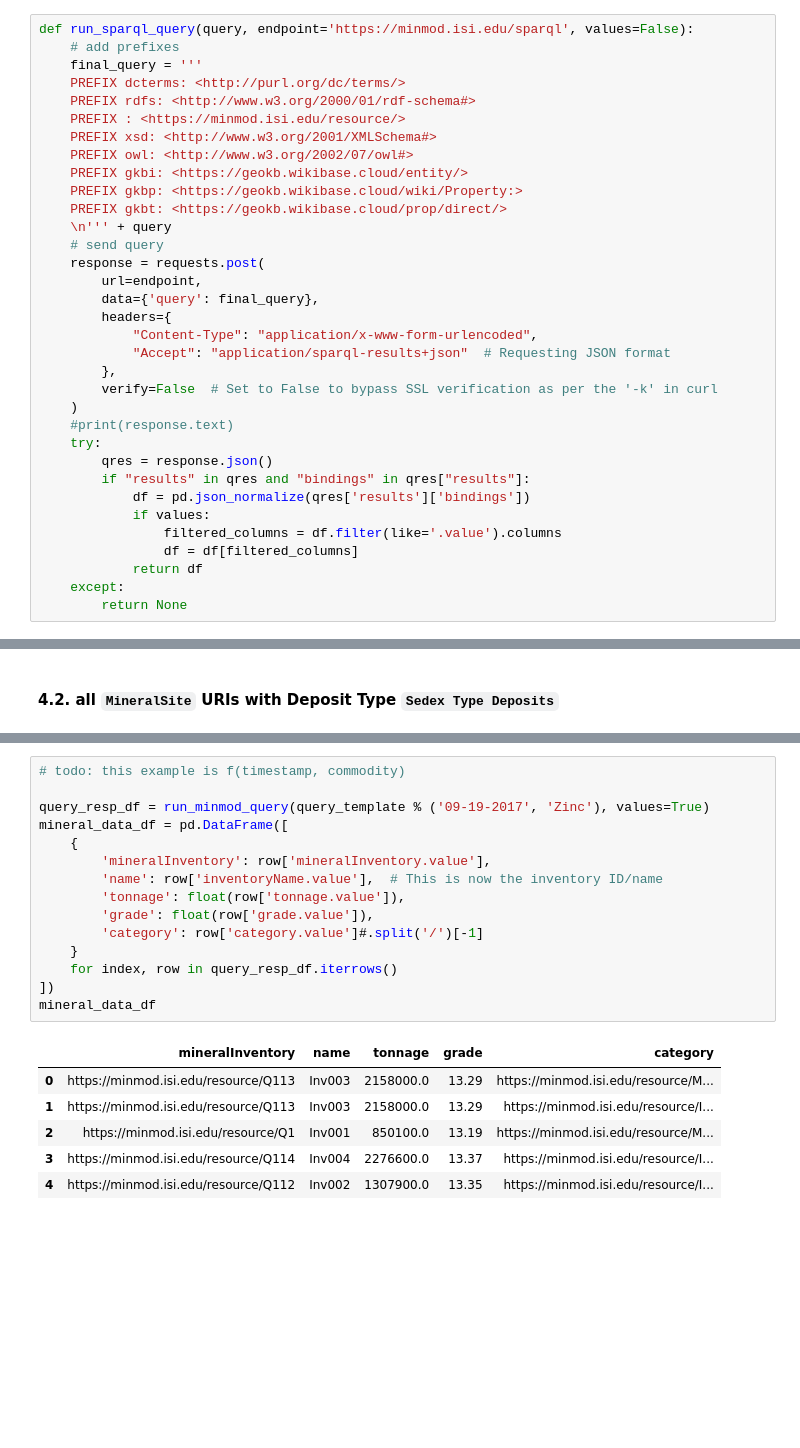
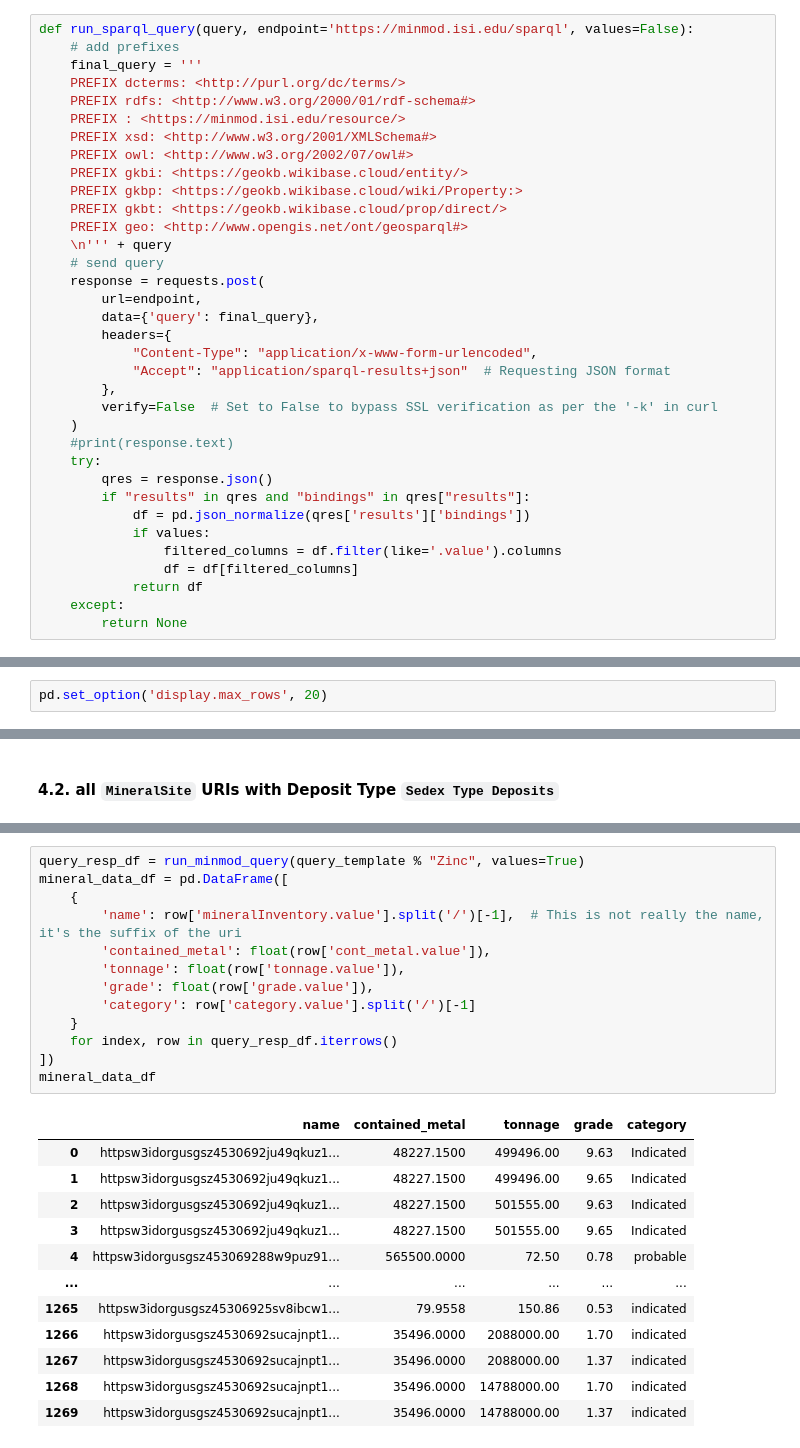
Before and after one commit to binh-vu/ta2-minmod-data, a Jupyter notebook: sandbox/sparql_sandbox.ipynb, the cells around one changed output, grey strips where cells are left out. Saved outputs shown, nothing was run; the diff lists cells and outputs as text; blank space fills up the shorter version.

```diff
--- a/sandbox/sparql_sandbox.ipynb
+++ b/sandbox/sparql_sandbox.ipynb
@@ -56,6 +56,7 @@ def run_sparql_query(query, endpoint='https://minmod.isi.edu/sparql', values=Fal
     PREFIX gkbi: <https://geokb.wikibase.cloud/entity/>
     PREFIX gkbp: <https://geokb.wikibase.cloud/wiki/Property:>
     PREFIX gkbt: <https://geokb.wikibase.cloud/prop/direct/>
+    PREFIX geo: <http://www.opengis.net/ont/geosparql#>
     \n''' + query
     # send query
     response = requests.post(
@@ -86,6 +87,8 @@ def run_geokb_query(query, values=False):
     return run_sparql_query(query, endpoint='https://geokb.wikibase.cloud/query/sparql', values=values)
 # %% [markdown]
 --------------------------------------------------------
+# %%
+pd.set_option('display.max_rows', 20)
 # %% [markdown]
 ### 0. Count total number of triples in KG
 # %%
@@ -281,24 +308,28 @@ WHERE {
 }
 '''
 # %%
-# todo: this example is f(timestamp, commodity)
-
-query_resp_df = run_minmod_query(query_template % ('09-19-2017', 'Zinc'), values=True)
+query_resp_df = run_minmod_query(query_template % "Zinc", values=True)
 mineral_data_df = pd.DataFrame([
     {
-        'mineralInventory': row['mineralInventory.value'],
-        'name': row['inventoryName.value'],  # This is now the inventory ID/name
+        'name': row['mineralInventory.value'].split('/')[-1],  # This is not really the name, it's the suffix of the uri
+        'contained_metal': float(row['cont_metal.value']),
         'tonnage': float(row['tonnage.value']),
         'grade': float(row['grade.value']),
-        'category': row['category.value']#.split('/')[-1]
+        'category': row['category.value'].split('/')[-1]
     }
     for index, row in query_resp_df.iterrows()
 ])
 mineral_data_df
 # %% [output]
-|  | mineralInventory | name | tonnage | grade | category |
-| 0 | https://minmod.isi.edu/resource/Q113 | Inv003 | 2158000.0 | 13.29 | https://minmod.isi.edu/resource/M... |
-| 1 | https://minmod.isi.edu/resource/Q113 | Inv003 | 2158000.0 | 13.29 | https://minmod.isi.edu/resource/I... |
-| 2 | https://minmod.isi.edu/resource/Q1 | Inv001 | 850100.0 | 13.19 | https://minmod.isi.edu/resource/M... |
-| 3 | https://minmod.isi.edu/resource/Q114 | Inv004 | 2276600.0 | 13.37 | https://minmod.isi.edu/resource/I... |
-| 4 | https://minmod.isi.edu/resource/Q112 | Inv002 | 1307900.0 | 13.35 | https://minmod.isi.edu/resource/I... |
+|  | name | contained_metal | tonnage | grade | category |
+| 0 | httpsw3idorgusgsz4530692ju49qkuz1... | 48227.1500 | 499496.00 | 9.63 | Indicated |
+| 1 | httpsw3idorgusgsz4530692ju49qkuz1... | 48227.1500 | 499496.00 | 9.65 | Indicated |
+| 2 | httpsw3idorgusgsz4530692ju49qkuz1... | 48227.1500 | 501555.00 | 9.63 | Indicated |
+| 3 | httpsw3idorgusgsz4530692ju49qkuz1... | 48227.1500 | 501555.00 | 9.65 | Indicated |
+| 4 | httpsw3idorgusgsz453069288w9puz91... | 565500.0000 | 72.50 | 0.78 | probable |
+| ... | ... | ... | ... | ... | ... |
+| 1265 | httpsw3idorgusgsz45306925sv8ibcw1... | 79.9558 | 150.86 | 0.53 | indicated |
+| 1266 | httpsw3idorgusgsz4530692sucajnpt1... | 35496.0000 | 2088000.00 | 1.70 | indicated |
+| 1267 | httpsw3idorgusgsz4530692sucajnpt1... | 35496.0000 | 2088000.00 | 1.37 | indicated |
+| 1268 | httpsw3idorgusgsz4530692sucajnpt1... | 35496.0000 | 14788000.00 | 1.70 | indicated |
+| 1269 | httpsw3idorgusgsz4530692sucajnpt1... | 35496.0000 | 14788000.00 | 1.37 | indicated |
```
Also changed, not shown: parts of 19 cells of this notebook.
